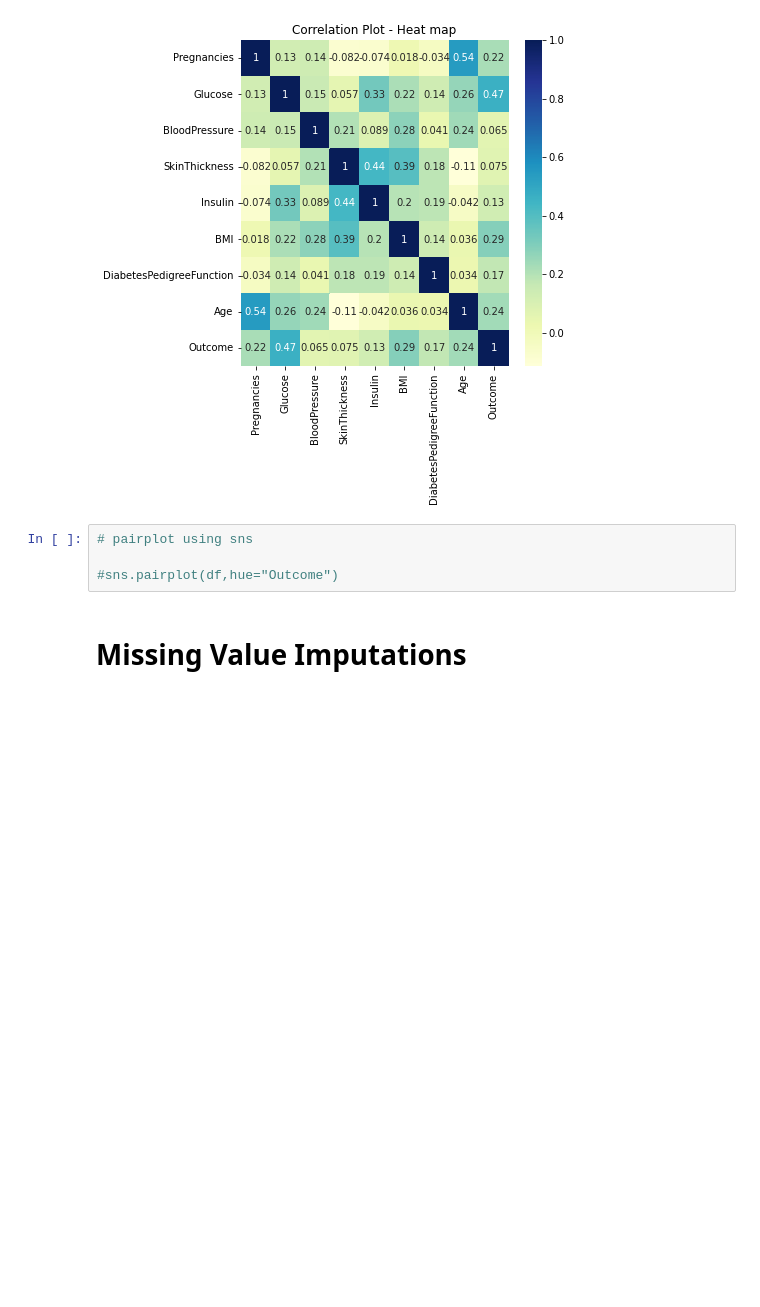
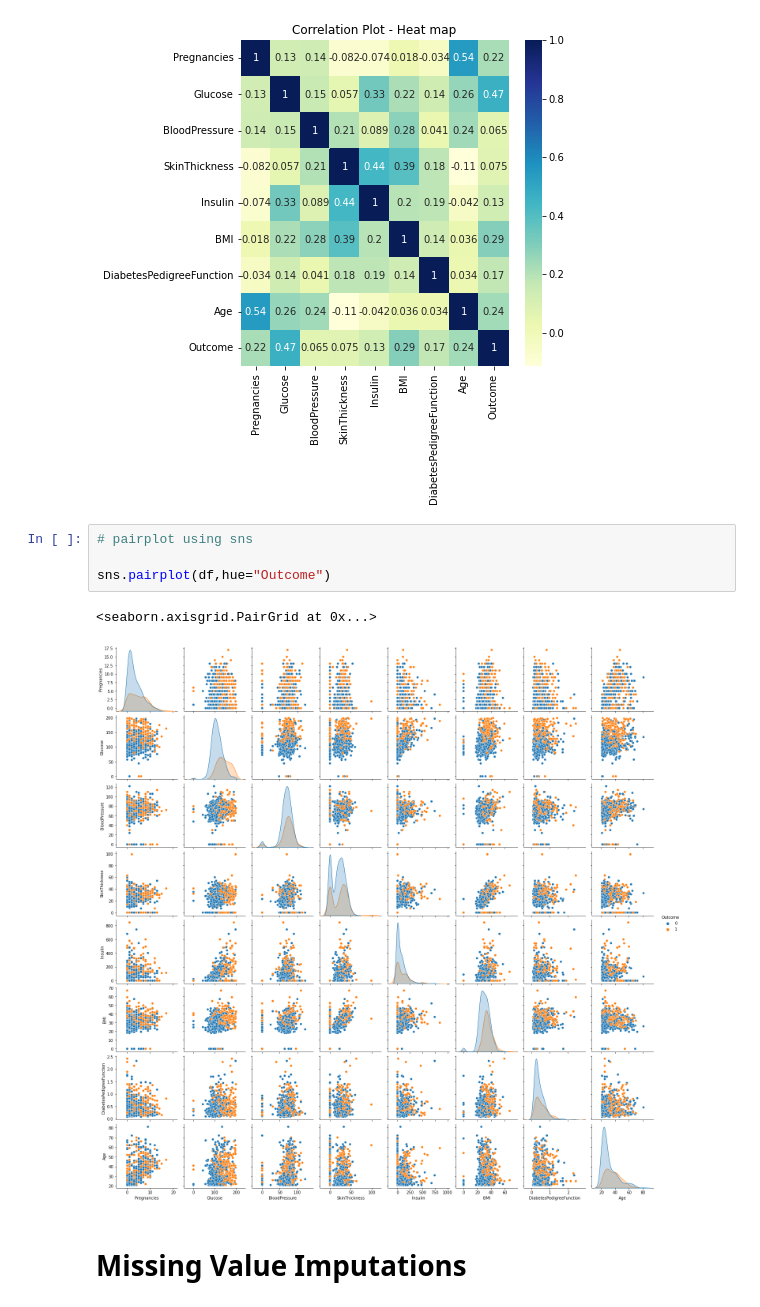
Before and after one commit to LuKeZ19/Machine_Learning, a Jupyter notebook: Pima_Indians_Diabetes.ipynb, the cells around one changed output. Saved outputs shown, nothing was run; the diff lists cells and outputs as text; blank space fills up the shorter version.

```diff
--- a/Pima_Indians_Diabetes.ipynb
+++ b/Pima_Indians_Diabetes.ipynb
@@ -97,7 +114,10 @@ plt.show()
 # %%
 # pairplot using sns
 
-#sns.pairplot(df,hue="Outcome")
+sns.pairplot(df,hue="Outcome")
+# %% [output]
+<seaborn.axisgrid.PairGrid at 0x...>
+[figure, added]
 # %% [markdown]
 # Missing Value Imputations
 # %%
```
Also changed, not shown: parts of 24 cells of this notebook.
